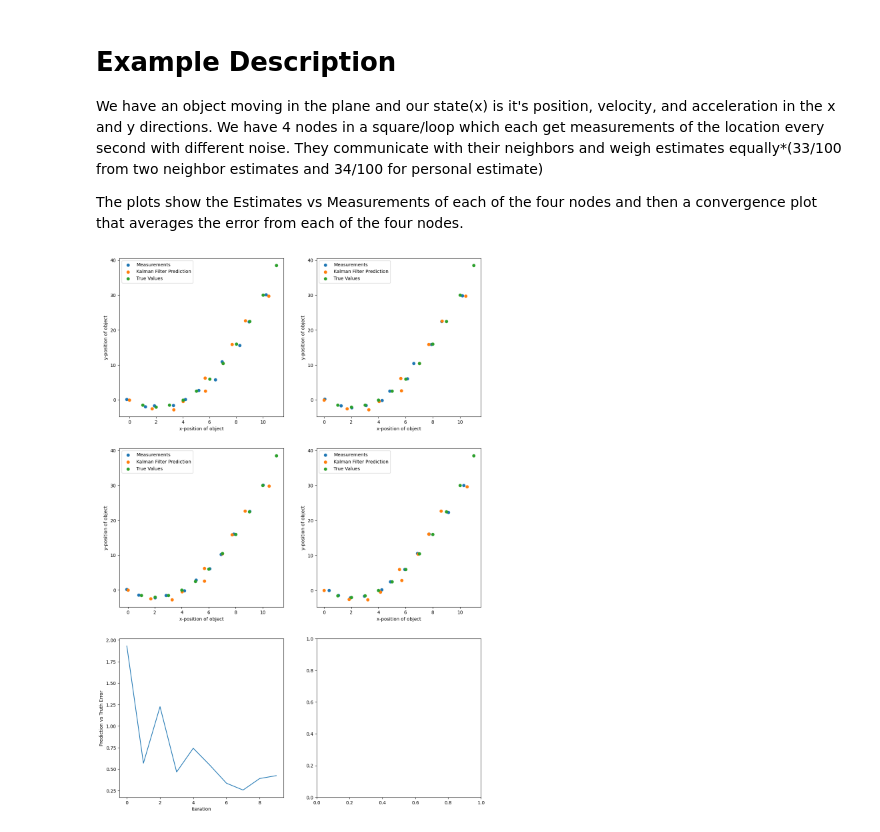
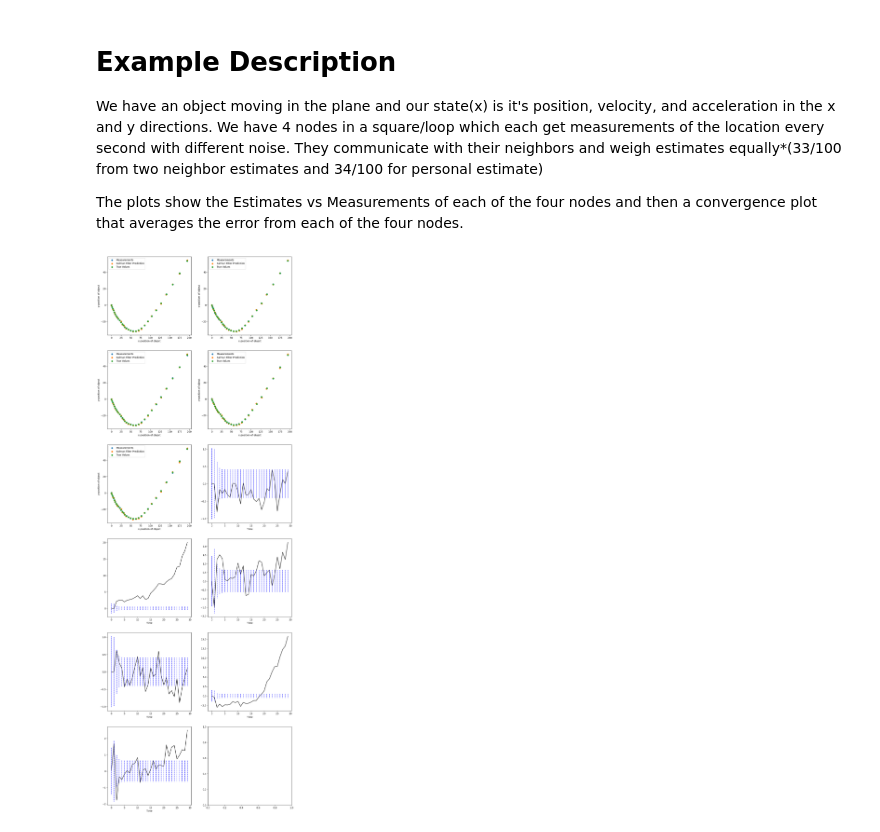
Before and after one commit to RIPS-2024-Aerospace/Aerospace-Project, a Jupyter notebook: DiffKf.ipynb, the cells around one changed output. Drawn from its saved outputs; the diff is of its cells as text; code cells hidden in the pictures.

Commit message:
Added Error Plots and Better Example parameters to DIffKF

```diff
--- a/DiffKf.ipynb
+++ b/DiffKf.ipynb
@@ -92,8 +92,8 @@ class DiffKF:
 # %%
 import matplotlib.pyplot as plt
 np.random.seed(163)
-def example():
-    C = np.array([[0.34,0.33,0.33,0],[0.33,0.34,0,0.33],[0.33,0,0.34,0.33],[0,0.33,0.33,0.34]])
+def example(iters):
+    C = np.array([[0.34,0.33, 0, 0, 0.33],[0.33,0.34,0.33,0,0],[0,0.33,0.34,0.33,0],[0,0,0.33,0.34,0.33],[0.33,0,0,0.33,0.34]])
     n = len(C[0])
 
     F = [np.array([[1, 1, 0.5, 0, 0, 0], [0, 1, 1, 0, 0, 0],[0,0,1,0,0,0], [0, 0, 0, 1, 1, 0.5], [0,0,0,0,1,1],[0,0,0,0,0,1]]) for _ in range(n)]
@@ -104,47 +104,57 @@ def example():
     R = [np.array([[0.04,0],[0,0.04]]) for _ in range(n)]
 
     #This is the true starting value that we update to get true values
-    xp = np.array([[0,1,0,0,-2,1]]).T
+    xp = np.array([[0,1,-0.05,0,-2,0.1]]).T
+
+    m = len(xp)
 
     #These are random first estimates for each of the nodes
-    x0 = [np.array([[np.random.normal(0,5) for _ in range(6)]]).T for k in range(n)]
+    x0 = [np.array([[np.random.normal(0,3) for _ in range(6)]]).T for k in range(n)]
 
     P = [np.eye(6) for _ in range(n)]
 
 
     DKF = DiffKF(C,F,G,H,R,Q,x0,P)
 
+    procc_noise = lambda i : np.linalg.cholesky(Q[i]) @ np.random.normal(np.array([[0,0,0,0,0,0]]).T)
+    measure_noise = lambda i : np.linalg.cholesky(R[i]) @ np.random.normal(np.array([[0,0]]).T)
 
-    measure_var = 0.2
-    z = [(H[0] @ xp)+np.random.normal([[0],[0]],measure_var, (2,1)) for _ in range(n)]
+    z = [(H[0] @ xp)+measure_noise(i) for i in range(n)]
 
-    truth = [F[0]@xp]
+    truth = np.zeros((iters+1,m,1))
+    truth[0] = xp+procc_noise(0)
     predictions = {i:[] for i in range(n)}
     measurements = [z]
-    errors = []
-    for i in range(10):
+    errors = np.zeros((iters,n,m,1))
+    P_hist = np.zeros((iters,n,m,m))
+    for i in range(iters):
         x = DKF.predict()
         for j in range(n):
             predictions[j].append(H[j]@x[j])
-        z = [(H[0] @ truth[-1])+np.random.normal([[0],[0]],measure_var, (2,1)) for _ in range(n)]
-        truth.append(F[0]@truth[-1])
+        z = [(H[0] @ truth[i])+measure_noise(j) for j in range(n)]
+        truth[i+1] = F[0]@truth[i]+procc_noise(0)
         measurements.append(z)
-        errors.append(np.average([np.linalg.norm((H[j]@x[j])-z[j]) for j in range(n)]))
+        errors[i] = np.array([node.x-truth[i-1] for node in DKF.nodes])
+        P_hist[i] = np.array([node.P for node in DKF.nodes])
         DKF.update(z)
 
-    fig,axs = plt.subplots(((n+2)//2),2, figsize=(14, 7*((n+2)//2)))
+
+    fig,axs = plt.subplots((n+m)//2 +1,2, figsize=(14, 7*((n+m)//2+1)))
     for i in range(n):
         axs[i//2][i%2].scatter([x[i][0][0] for x in measurements],[x[i][1][0] for x in measurements], label = 'Measurements')
         axs[i//2][i%2].scatter([x[0][0] for x in predictions[i]],[x[1][0] for x in predictions[i]], label = 'Kalman Filter Prediction')
-        axs[i//2][i%2].scatter([(H[i]@x)[0][0] for x in truth],[(H[i]@x)[1][0] for x in truth], label = 'True Values')
+        axs[i//2][i%2].scatter([(H[i]@x)[0][0] for x in truth[:-1]],[(H[i]@x)[1][0] for x in truth[:-1]], label = 'True Values')
         axs[i//2][i%2].set_xlabel("x-position of object")
         axs[i//2][i%2].set_ylabel("y-position of object")
         axs[i//2][i%2].legend()
-    axs[n//2][n%2].set_xlabel("Iteration")
-    axs[n//2][n%2].set_ylabel("Prediction vs Truth Error")
-    axs[n//2][n%2].plot([i for i in range(len(errors))],errors, label = 'Prediction vs Truth Error')
+
+    t_hist = np.arange(0, iters, 1)
+    for k in range(n,n+m):
+        axs[k//2][k%2].plot(t_hist, errors[:, 0, k%m], 'k')
+        axs[k//2][k%2].plot(np.vstack([t_hist, t_hist]), np.vstack([np.sqrt(P_hist[:, 0,k%m, k%m]), -np.sqrt(P_hist[:, 0,k%m, k%m])]), 'b--')
+        axs[k//2][k%2].set_xlabel("Time")
     plt.show()
 
-example()
+example(30)
 # %% [output]
-[figure, old version]
+[figure, new version]
```
